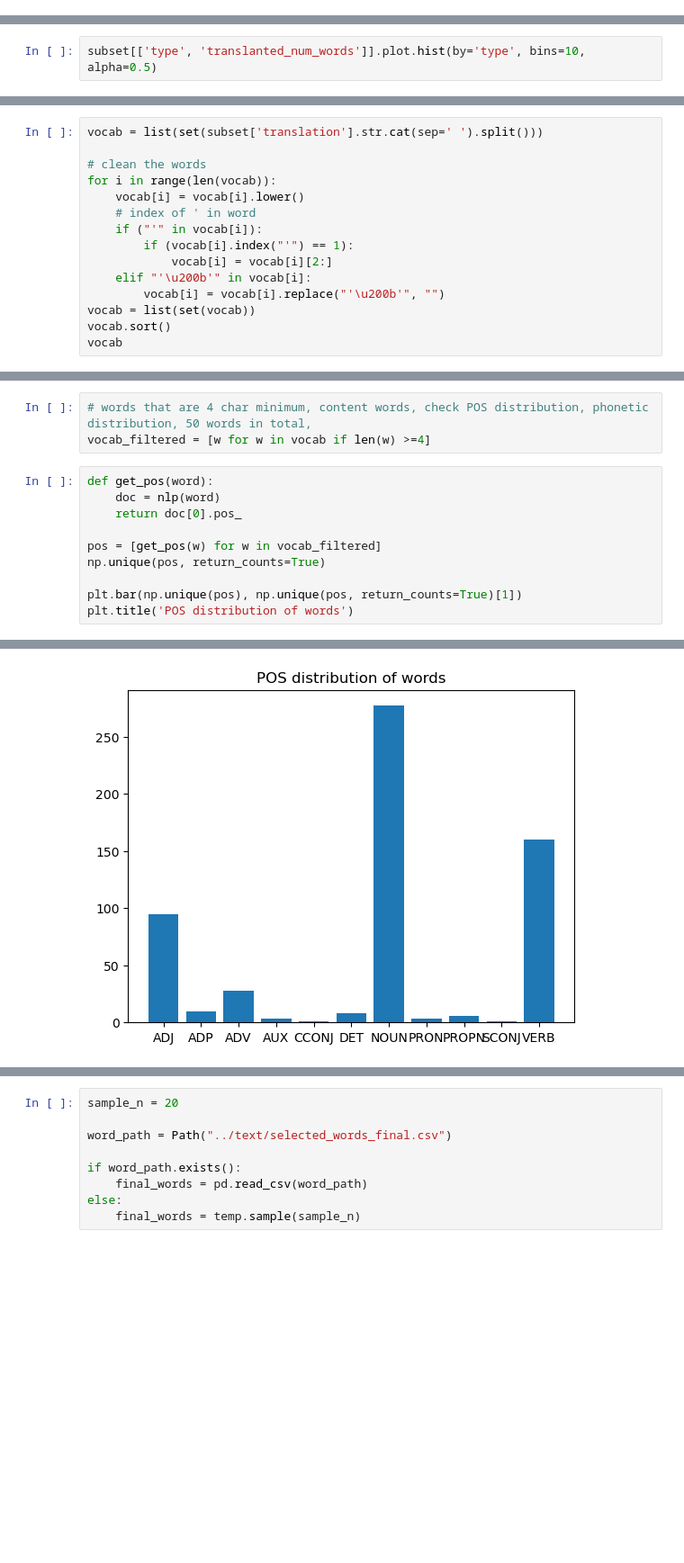
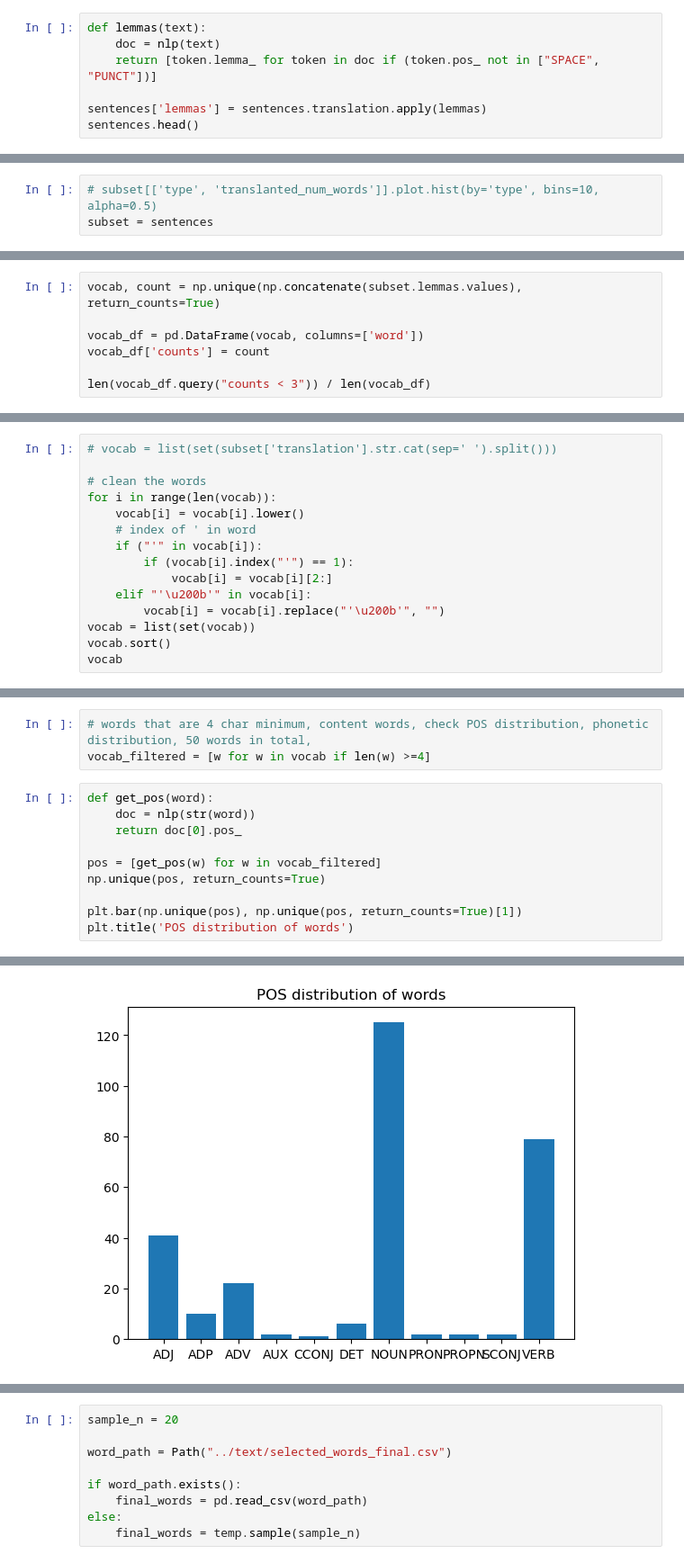
Before and after one commit to lucyzmf/speech_production_protocol, a Jupyter notebook: playground/sentence_stats.ipynb, the cells around one changed output, grey strips where cells are left out. Shown: that part at 90% size. Drawn from its saved outputs; the diff is of its cells as text; blank space fills up the shorter version.

```diff
--- a/playground/sentence_stats.ipynb
+++ b/playground/sentence_stats.ipynb
@@ -86,0 +89,7 @@ sentences.head()
+# %%
+def lemmas(text):
+    doc = nlp(text)
+    return [token.lemma_ for token in doc if (token.pos_ not in ["SPACE", "PUNCT"])]
+
+sentences['lemmas'] = sentences.translation.apply(lemmas)
+sentences.head()
@@ -111,2 +144,3 @@ subset = sentences.query("translanted_num_words < 10")
 # %%
-subset[['type', 'translanted_num_words']].plot.hist(by='type', bins=10, alpha=0.5)
+# subset[['type', 'translanted_num_words']].plot.hist(by='type', bins=10, alpha=0.5)
+subset = sentences
@@ -155,2 +185,9 @@ Text(0.5, 1.0, 'content vs function percentage by word id')
 # %% [markdown]
 # vocab
+# %%
+vocab, count = np.unique(np.concatenate(subset.lemmas.values), return_counts=True)
+
+vocab_df = pd.DataFrame(vocab, columns=['word'])
+vocab_df['counts'] = count
+
+len(vocab_df.query("counts < 3")) / len(vocab_df)
@@ -157,5 +196,5 @@ Text(0.5, 1.0, 'content vs function percentage by word id')
 # %%
-vocab = list(set(subset['translation'].str.cat(sep=' ').split()))
+# vocab = list(set(subset['translation'].str.cat(sep=' ').split()))
 
 # clean the words
 for i in range(len(vocab)):
@@ -212,17 +251,17 @@ len(set(vocab))
 vocab_filtered = [w for w in vocab if len(w) >=4]
 # %%
 def get_pos(word):
-    doc = nlp(word)
+    doc = nlp(str(word))
     return doc[0].pos_
 
 pos = [get_pos(w) for w in vocab_filtered]
 np.unique(pos, return_counts=True)
 
 plt.bar(np.unique(pos), np.unique(pos, return_counts=True)[1])
 plt.title('POS distribution of words')
 # %% [output]
 Text(0.5, 1.0, 'POS distribution of words')
-[figure, old version]
+[figure, new version]
 # %%
 
 is_content = [content_function_word[p] for p in pos]
```
Also changed, not shown: parts of 35 cells of this notebook, 5 other files.
